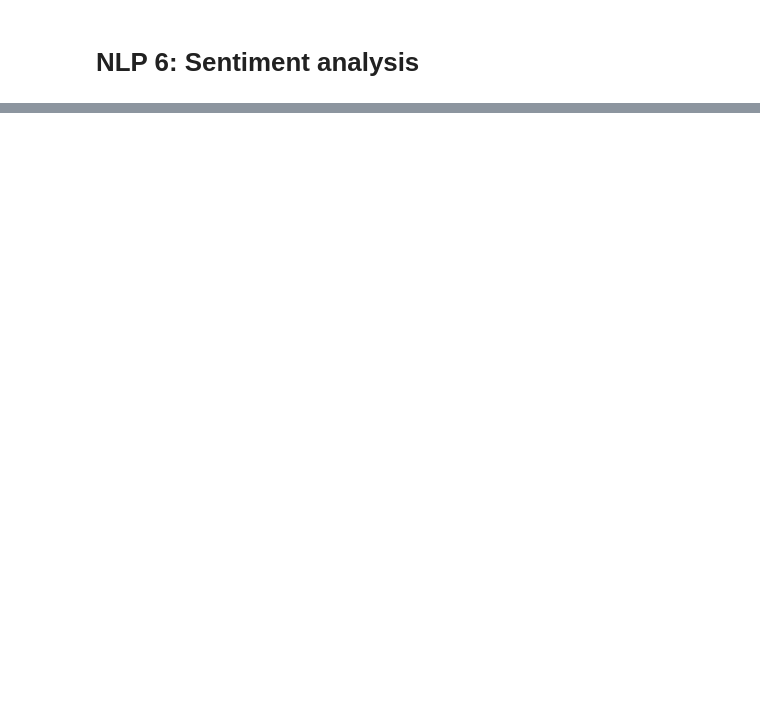
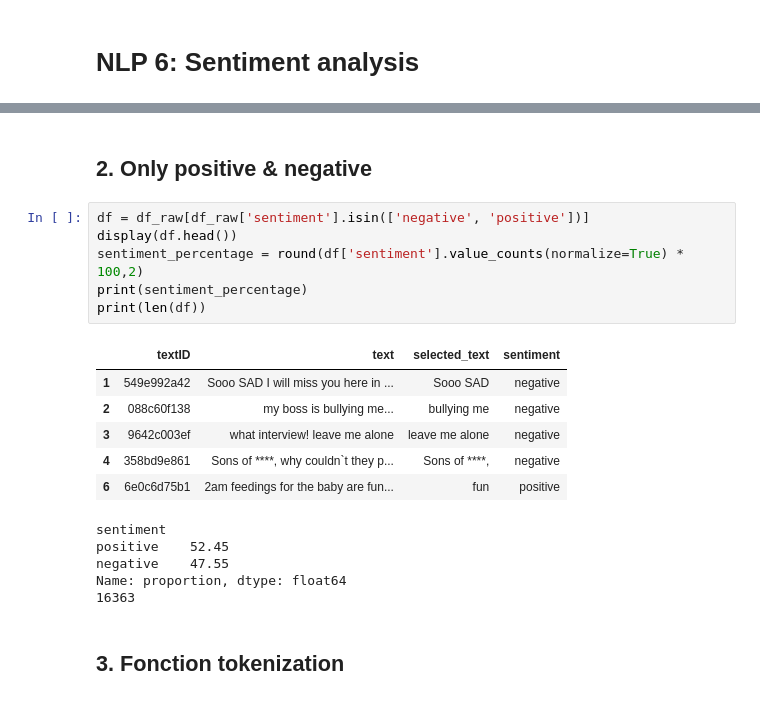
Before and after one commit to Lit3C/machine-learning, a Jupyter notebook: Twitter-Sentiment_Analysis/[NLP6]Sentiment-Analysis.ipynb, the cells around one changed output, grey strips where cells are left out. Cells and saved outputs as stored; diff of their text form; blank space fills up the shorter version.

```diff
--- a/Twitter-Sentiment_Analysis/[NLP6]Sentiment-Analysis.ipynb
+++ b/Twitter-Sentiment_Analysis/[NLP6]Sentiment-Analysis.ipynb
@@ -23,0 +46,22 @@ En changeant la préparation du texte : par exemple certaines ponctuations peuve
+# %% [markdown]
+## 2. Only positive & negative
+# %%
+df = df_raw[df_raw['sentiment'].isin(['negative', 'positive'])]
+display(df.head())
+sentiment_percentage = round(df['sentiment'].value_counts(normalize=True) * 100,2)
+print(sentiment_percentage)
+print(len(df))
+# %% [output]
+|  | textID | text | selected_text | sentiment |
+| 1 | 549e992a42 | Sooo SAD I will miss you here in ... | Sooo SAD | negative |
+| 2 | 088c60f138 | my boss is bullying me... | bullying me | negative |
+| 3 | 9642c003ef | what interview! leave me alone | leave me alone | negative |
+| 4 | 358bd9e861 | Sons of ****, why couldn`t they p... | Sons of ****, | negative |
+| 6 | 6e0c6d75b1 | 2am feedings for the baby are fun... | fun | positive |
+sentiment
+positive    52.45
+negative    47.55
+Name: proportion, dtype: float64
+16363
+# %% [markdown]
+## 3. Fonction tokenization
```
Also changed, not shown: parts of 17 cells of this notebook.
